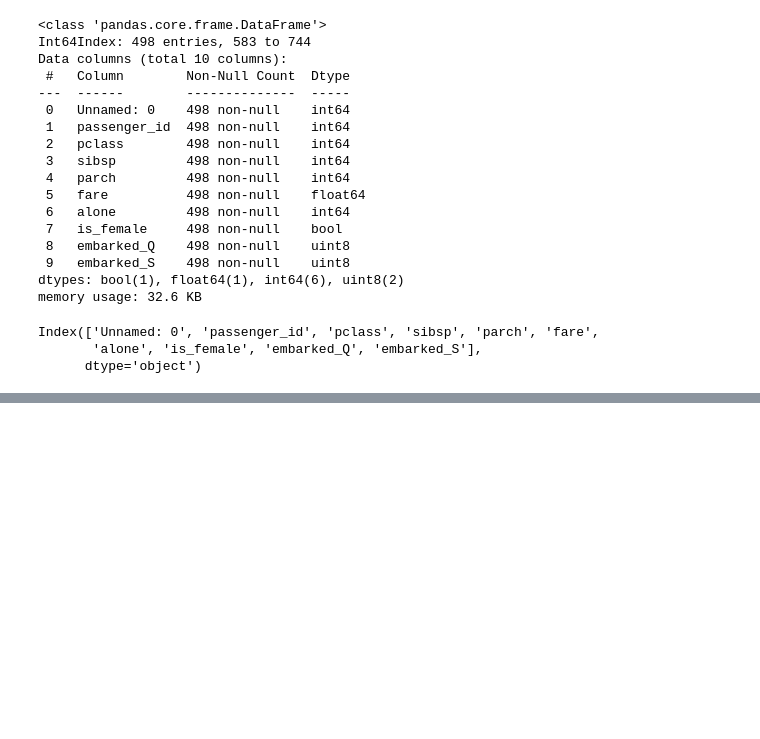
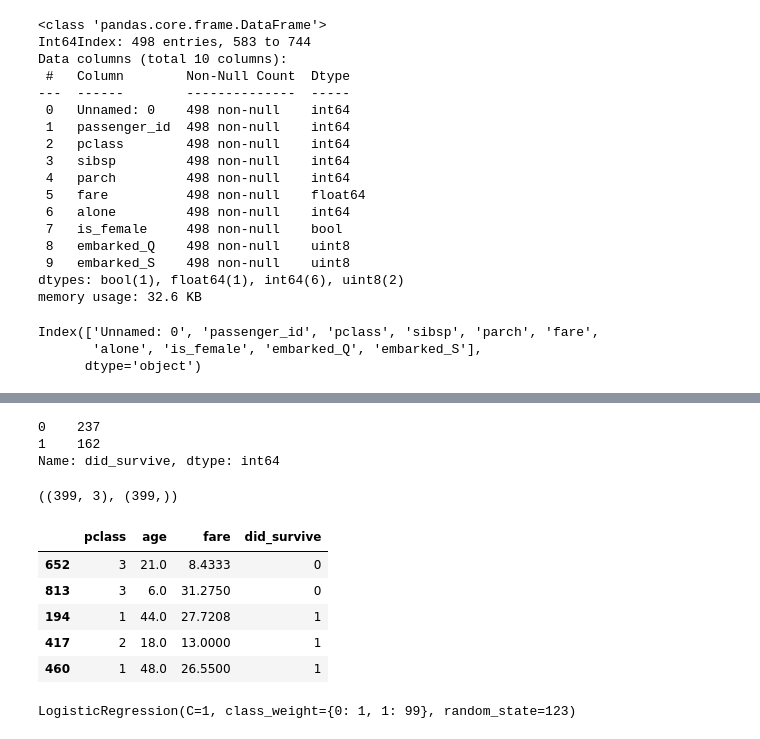
Before and after one commit to CaitlynCarney/git_practice, a Jupyter notebook: classification-exercises/model.ipynb, the cells around one changed output, grey strips where cells are left out. Drawn from its saved outputs; the diff is of its cells as text; code cells hidden in the pictures; blank space fills up the shorter version.

```diff
--- a/classification-exercises/model.ipynb
+++ b/classification-exercises/model.ipynb
@@ -1398,0 +1476,21 @@ TypeError: get_metrics_bin() missing 1 required positional argument: 'y'
+# %%
+train.did_survive.value_counts()
+# most didnt survive
+# %% [output]
+0    237
+1    162
+Name: did_survive, dtype: int64
+# %%
+x_train.shape, y_train.shape
+# perfect they match
+# %% [output]
+((399, 3), (399,))
+# %%
+train.head()
+# %% [output]
+|  | pclass | age | fare | did_survive |
+| 652 | 3 | 21.0 | 8.4333 | 0 |
+| 813 | 3 | 6.0 | 31.2750 | 0 |
+| 194 | 1 | 44.0 | 27.7208 | 1 |
+| 417 | 2 | 18.0 | 13.0000 | 1 |
+| 460 | 1 | 48.0 | 26.5500 | 1 |
@@ -1398,0 +1502,4 @@ TypeError: get_metrics_bin() missing 1 required positional argument: 'y'
+# %%
+logit1.fit(x_train[features1], y_train)
+# %% [output]
+LogisticRegression(C=1, class_weight={0: 1, 1: 99}, random_state=123)
```
Also changed, not shown: parts of 79 cells of this notebook.
